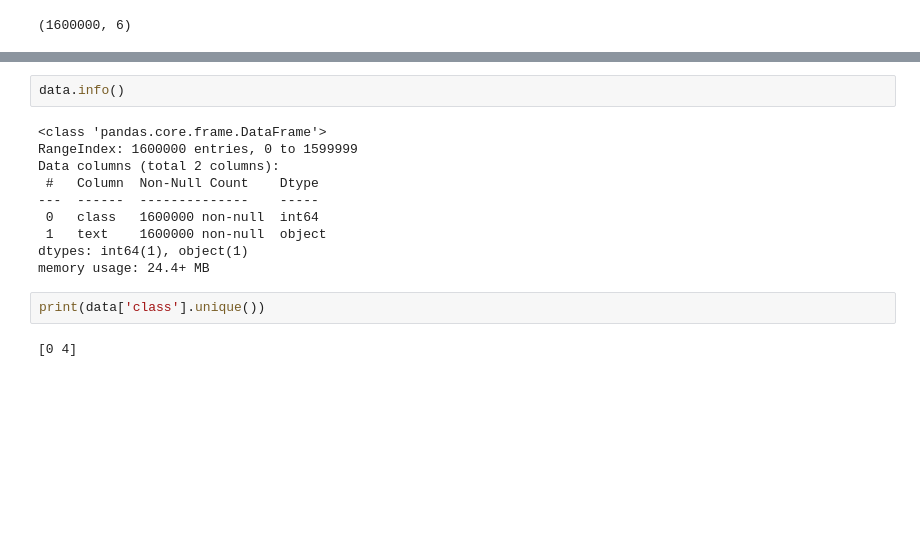
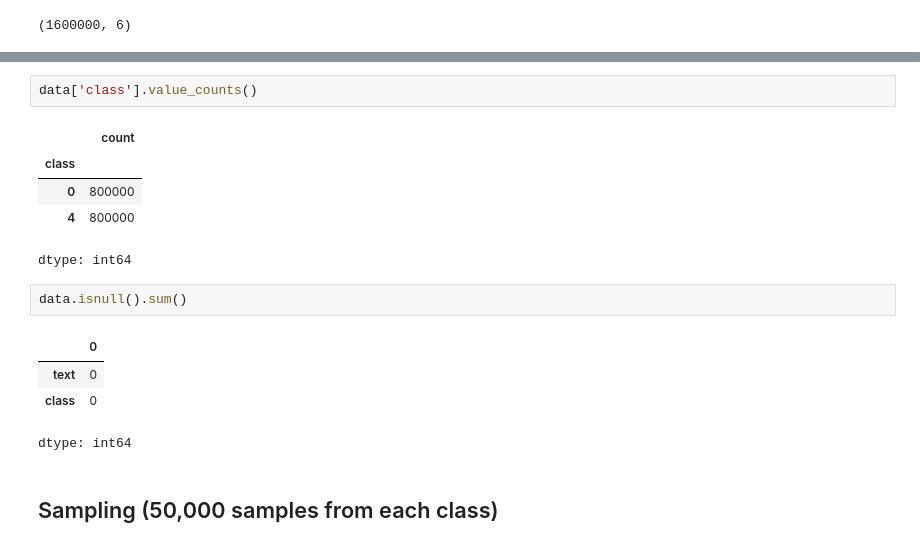
Before and after one commit to 0xnaif/X-Posts-Sentiment-Analysis, a Jupyter notebook: Sentiment140_Project.ipynb, the cells around one changed output, grey strips where cells are left out. Drawn from its saved outputs; the diff is of its cells as text; blank space fills up the shorter version.

```diff
--- a/Sentiment140_Project.ipynb
+++ b/Sentiment140_Project.ipynb
@@ -41,16 +52,17 @@ data.head()
-# %%
-data.info()
-# %% [output]
-<class 'pandas.core.frame.DataFrame'>
-RangeIndex: 1600000 entries, 0 to 1599999
-Data columns (total 2 columns):
- #   Column  Non-Null Count    Dtype
----  ------  --------------    -----
- 0   class   1600000 non-null  int64
- 1   text    1600000 non-null  object
-dtypes: int64(1), object(1)
-memory usage: 24.4+ MB
-# %%
-print(data['class'].unique())
-# %% [output]
-[0 4]
+# %%
+data['class'].value_counts()
+# %% [output]
+|  | count |
+| class |  |
+| 0 | 800000 |
+| 4 | 800000 |
+dtype: int64
+# %%
+data.isnull().sum()
+# %% [output]
+|  | 0 |
+| text | 0 |
+| class | 0 |
+dtype: int64
+# %% [markdown]
+## Sampling (50,000 samples from each class)
```
Also changed, not shown: parts of 14 cells of this notebook.
